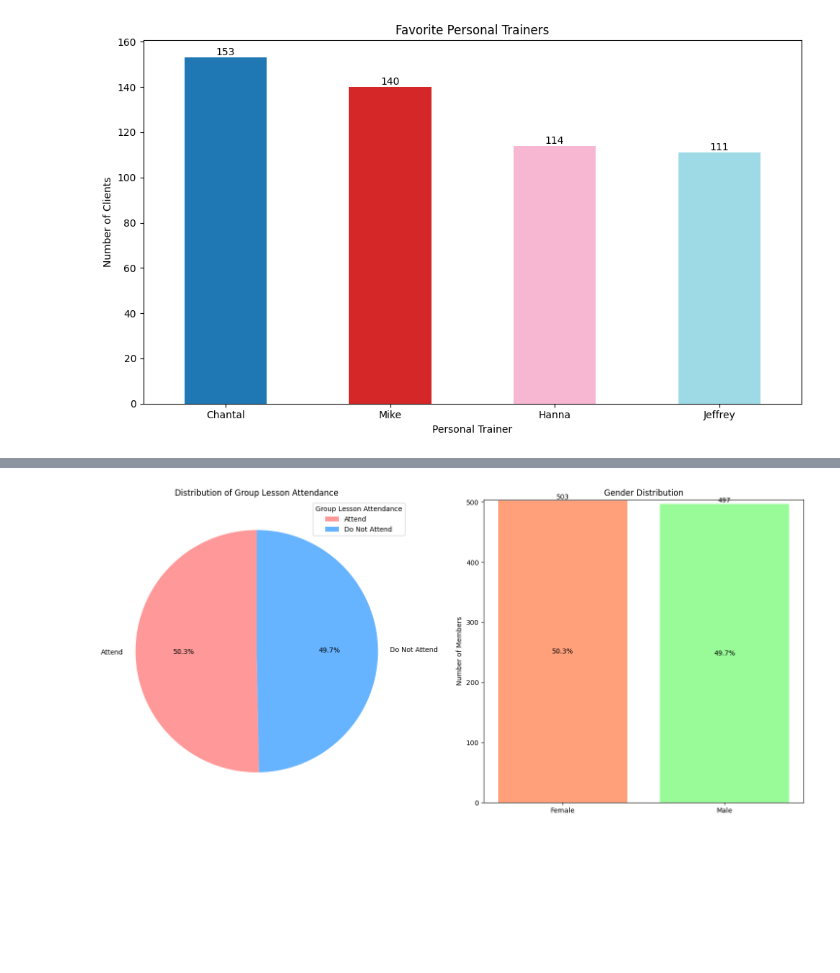
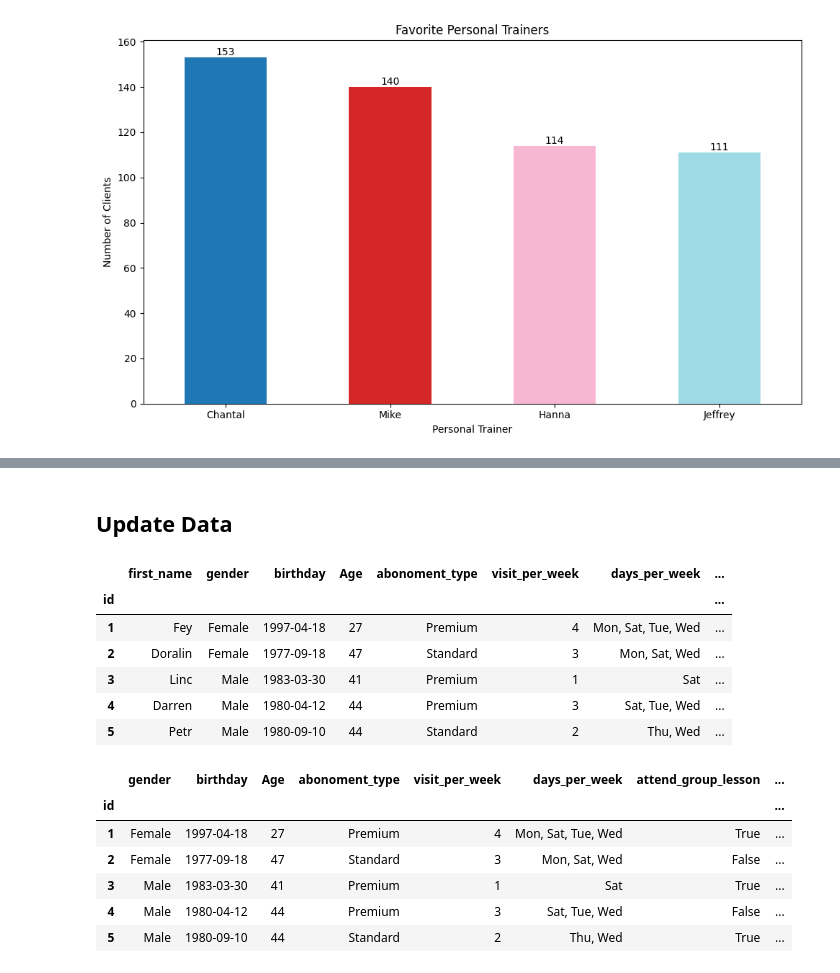
Before and after one commit to TAMustafa/gym_membership_analysis, a Jupyter notebook: gym_data.ipynb, the cells around one changed output, grey strips where cells are left out. Drawn from its saved outputs; the diff is of its cells as text; code cells hidden in the pictures; blank space fills up the shorter version.

Commit message:
Dataframe updated with new values

```diff
--- a/gym_data.ipynb
+++ b/gym_data.ipynb
@@ -186,36 +183,12 @@ plt.show()
-# %%
-# Count the number of attendees and non-attendees
-attendance_counts = data['attend_group_lesson'].value_counts()
-
-# Count the number of males and females
-gender_counts = data['gender'].value_counts()
-
-# Create a figure with two subplots
-fig, (ax1, ax2) = plt.subplots(1, 2, figsize=(15, 7))
-
-# Pie chart for group lesson attendance
-ax1.pie(attendance_counts.values, labels=['Attend', 'Do Not Attend'], autopct='%1.1f%%', startangle=90, colors=['#ff9999', '#66b3ff'])
-ax1.set_title('Distribution of Group Lesson Attendance')
-ax1.legend(title="Group Lesson Attendance")
-
-# Bar chart for gender distribution
-gender_colors = ['#ffa07a', '#98fb98']  # Light salmon for female, pale green for male
-ax2.bar(gender_counts.index, gender_counts.values, color=gender_colors)
-ax2.set_title('Gender Distribution')
-ax2.set_ylabel('Number of Members')
-ax2.set_ylim(0, max(gender_counts.values) + 1)  # Set y-axis limit with some padding
-
-# Add value labels on top of each bar
-for i, v in enumerate(gender_counts.values):
-    ax2.text(i, v, str(v), ha='center', va='bottom')
-
-# Add percentage labels for each gender
-total = sum(gender_counts.values)
-for i, (gender, count) in enumerate(gender_counts.items()):
-    percentage = (count / total) * 100
-    ax2.text(i, count/2, f'{percentage:.1f}%', ha='center', va='center')
-
-plt.tight_layout()
-plt.show()
-# %% [output]
-[figure, removed]
+# %% [markdown]
+## Update Data
+# %%
+data.head()
+# %% [output]
+|  | first_name | gender | birthday | Age | abonoment_type | visit_per_week | days_per_week | ... |
+| id |  |  |  |  |  |  |  | ... |
+| 1 | Fey | Female | 1997-04-18 | 27 | Premium | 4 | Mon, Sat, Tue, Wed | ... |
+| 2 | Doralin | Female | 1977-09-18 | 47 | Standard | 3 | Mon, Sat, Wed | ... |
+| 3 | Linc | Male | 1983-03-30 | 41 | Premium | 1 | Sat | ... |
+| 4 | Darren | Male | 1980-04-12 | 44 | Premium | 3 | Sat, Tue, Wed | ... |
+| 5 | Petr | Male | 1980-09-10 | 44 | Standard | 2 | Thu, Wed | ... |
@@ -221,0 +232,10 @@ plt.show()
+# %%
+data.head()
+# %% [output]
+|  | gender | birthday | Age | abonoment_type | visit_per_week | days_per_week | attend_group_lesson | ... |
+| id |  |  |  |  |  |  |  | ... |
+| 1 | Female | 1997-04-18 | 27 | Premium | 4 | Mon, Sat, Tue, Wed | True | ... |
+| 2 | Female | 1977-09-18 | 47 | Standard | 3 | Mon, Sat, Wed | False | ... |
+| 3 | Male | 1983-03-30 | 41 | Premium | 1 | Sat | True | ... |
+| 4 | Male | 1980-04-12 | 44 | Premium | 3 | Sat, Tue, Wed | False | ... |
+| 5 | Male | 1980-09-10 | 44 | Standard | 2 | Thu, Wed | True | ... |
```
Also changed, not shown: parts of 9 cells of this notebook, 1 other file.
